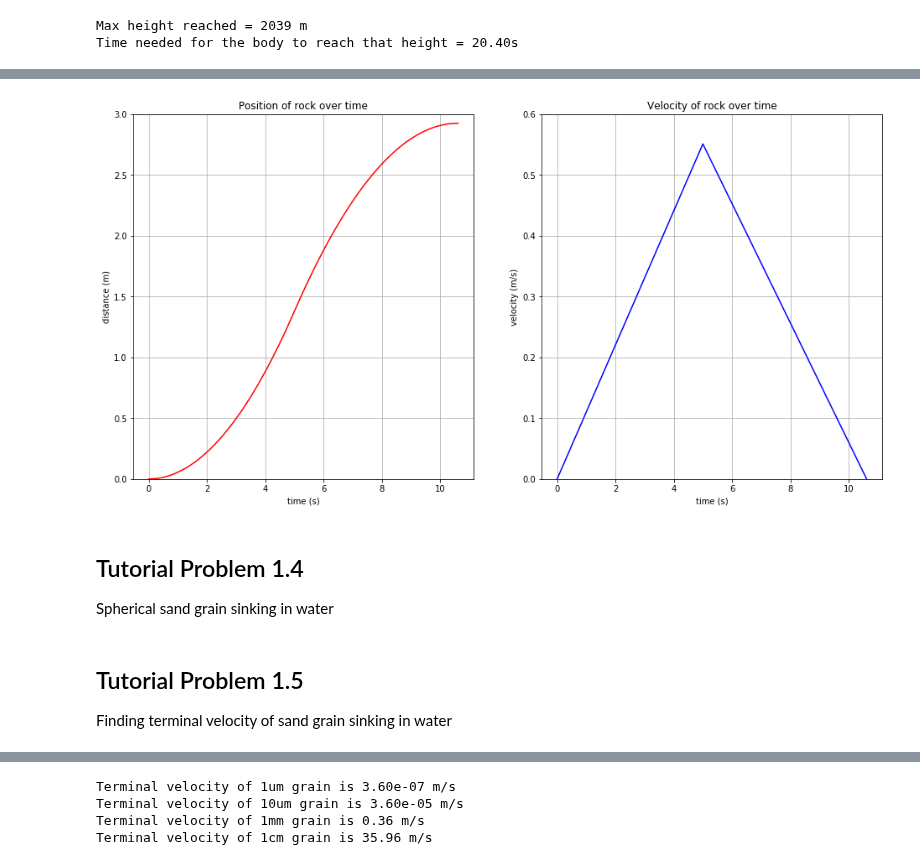
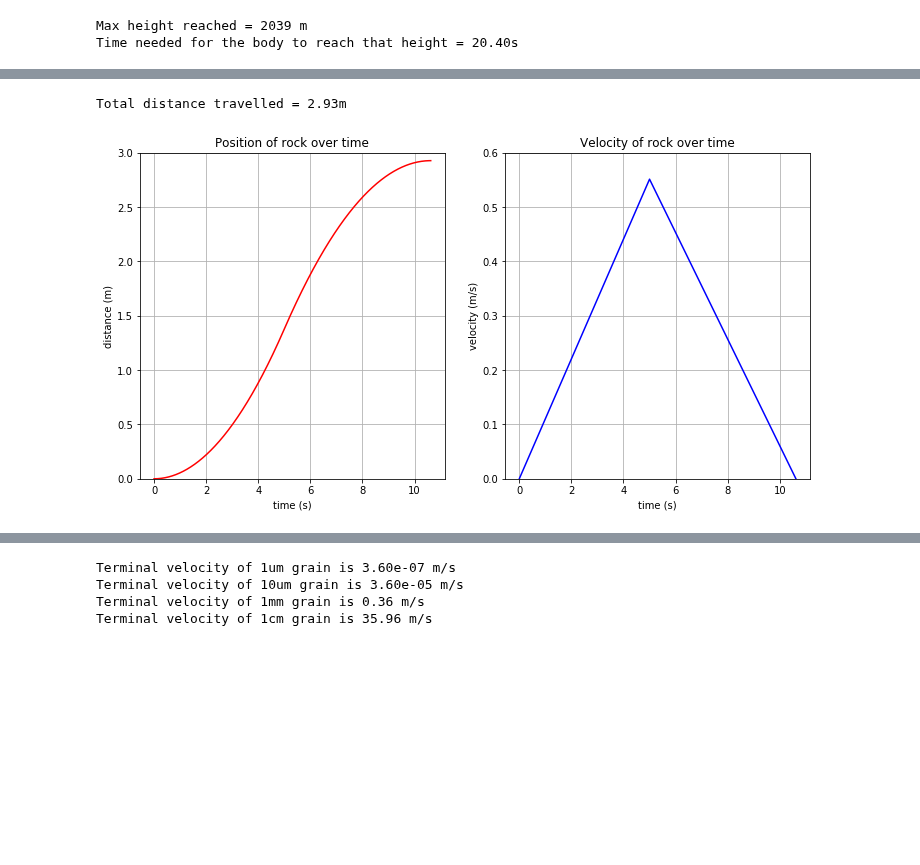
Before and after one commit to primer-computational-mathematics/book, a Jupyter notebook: _sources/a_modules/mechanics/1_Motion_in_1D.ipynb, the cells around one changed output, grey strips where cells are left out. Saved outputs shown, nothing was run; the diff lists cells and outputs as text; code cells hidden in the pictures; blank space fills up the shorter version.

```diff
--- a/_sources/a_modules/mechanics/1_Motion_in_1D.ipynb
+++ b/_sources/a_modules/mechanics/1_Motion_in_1D.ipynb
@@ -55,50 +129,58 @@ T = 5 # time wind exert force on rock (s)
 u = 0.01 # coefficient of friction
 g = 9.81 # m/s2
 
-time1 = np.arange(0., 5.01, 0.01)
+time1 = np.arange(0., 5.01, 0.01) # time blown by wind
 
-time2 = np.arange(0.01, 5.63, 0.01)
+time2 = np.arange(0.01, 5.63, 0.01) # time before stopping
 
-time = np.arange(0, 10.63, 0.01)
+time = np.arange(0, 10.63, 0.01) # total amount of time
 
 x = np.zeros(len(time))
 
 v = np.zeros(len(time))
 
-x[:501] = ((F-u*m*g)*time1**2)/(2*m)
+# Newton's second law to find acceleration
 
-v[:501] = (F-u*m*g)*time1/m
+# a = (F-umg)/m
 
-x[501:] = x[500] + (F-u*m*g)*T*time2/m - u*g*time2**2/2
+# x = x0 + v0t + at**2/2
+x[:501] = ((F-u*m*g)*time1**2)/(2*m) # distance over time travelled when blown by wind
 
-v[501:] = v[500] - u*g*time2
+# v = v0 + at
+v[:501] = (F-u*m*g)*time1/m # velocity over time when blown by wind
+
+# a = -umg/m = -ug
+# x0 = last element calculated in x
+# v0 = last element calculated in v
+
+# x = x0 + v0t - at**2/2
+x[501:] = x[500] + v[500]*time2 - u*g*time2**2/2 # distance over time without wind
+
+# v = v0 + at
+v[501:] = v[500] - u*g*time2 # velocity over time without wind
+
+print("Total distance travelled = %.2fm" % (x[-1]))
+# %% [output]
+Total distance travelled = 2.93m
 # %%
-fig = plt.figure(figsize=(16,8))
+fig = plt.figure(figsize=(12,6))
 
 ax1 = fig.add_subplot(121)
 ax1.plot(time, x, 'r')
 ax1.set_xlabel('time (s)')
 ax1.set_ylabel('distance (m)')
 ax1.set_ylim(0, 3)
 ax1.set_title('Position of rock over time')
 ax1.grid(True)
 
 ax2 = fig.add_subplot(122)
 ax2.plot(time, v, 'b')
 ax2.set_xlabel('time (s)')
 ax2.set_ylabel('velocity (m/s)')
 ax2.set_ylim(0, 0.6)
 ax2.set_title('Velocity of rock over time')
 ax2.grid(True)
 
 plt.show()
 # %% [output]
-[figure, old version]
+[figure, new version]
-# %% [markdown]
-## Tutorial Problem 1.4
-
-Spherical sand grain sinking in water
-# %% [markdown]
-## Tutorial Problem 1.5
-
-Finding terminal velocity of sand grain sinking in water
```
Also changed, not shown: parts of 16 cells of this notebook, 38 other files.
